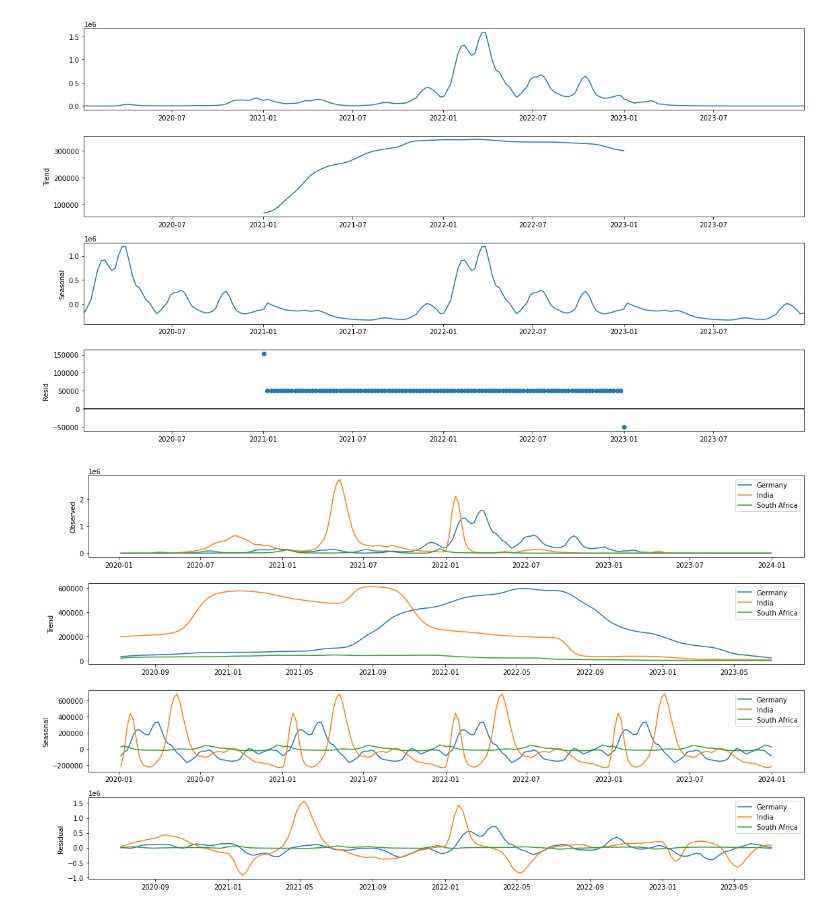
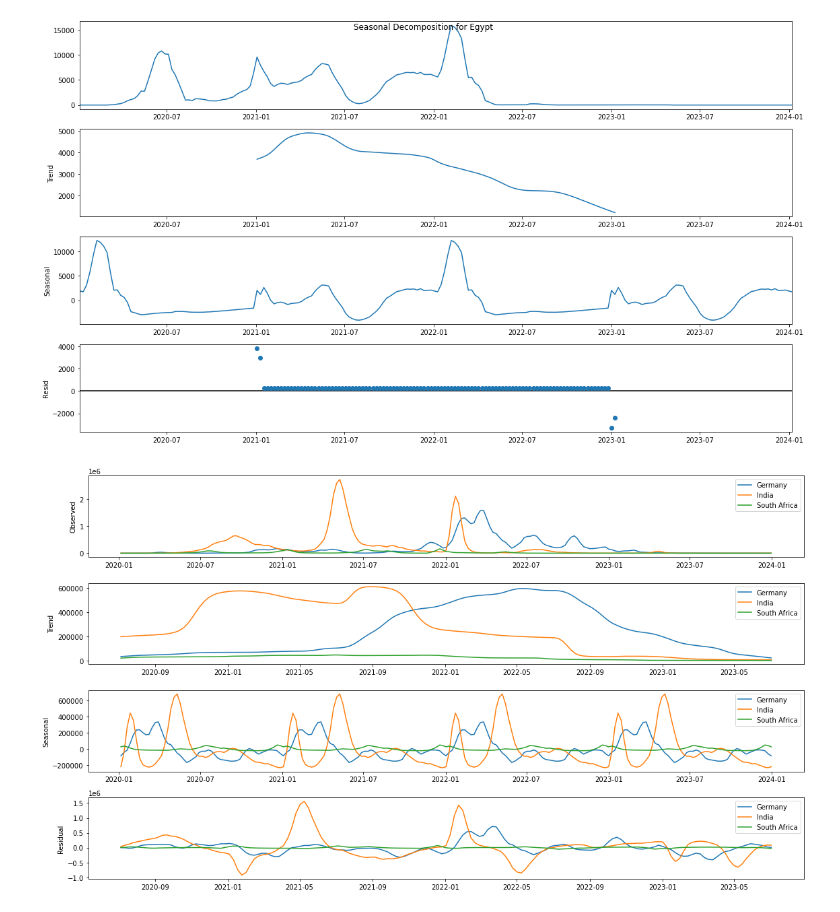
Before and after one commit to aeolmetab23/STAT_390, a Jupyter notebook: time_series.ipynb, the cells around one changed output. Cells and saved outputs as stored; diff of their text form; code cells hidden in the pictures.

```diff
--- a/time_series.ipynb
+++ b/time_series.ipynb
@@ -5,19 +6,20 @@ import matplotlib.pyplot as plt
 # %%
-df = pd.read_csv('covid_clean.csv')
+df = pd.read_csv('covid_clean_lags.csv')
 df['date'] = pd.to_datetime(df['date'], format='%Y-%m-%d')
 
-df = df[df['date'].dt.year < 2024]
+# df = df[df['date'].dt.year < 2024]
 
 df = df.set_index('date')
 df.index = pd.to_datetime(df.index)
 
-df2 = df.copy()
+# df2 = df.copy()
 
-df = df[(df['location'] == 'Germany') | (df['location'] == 'Vietnam') | (df['location'] == 'Algeria')]
+#df = df[(df['location'] == 'Egypt') | (df['location'] == 'Denmark') | (df['location'] == 'Brazil')]
 
 df = df.pivot(columns='location', values='new_cases')
-df2 = df2.pivot(columns='location', values='new_cases')
-
+df.fillna(0, inplace=True)
+# df2 = df2.pivot(columns='location', values='new_cases')
+df['total_new_cases'] = df.sum(axis=1)
 #df = df[['new_cases']]
 
 #df = df.groupby('date')['new_cases'].sum()
@@ -40,0 +43,19 @@ df
+# %%
+df['day_of_week'] = df['date'].dt.day_name()
+
+# Group by day of the week and sum the new cases
+daily_cases = df.groupby('day_of_week')['new_cases'].sum()
+
+# Order the days of the week
+days_order = ['Monday', 'Tuesday', 'Wednesday', 'Thursday', 'Friday', 'Saturday', 'Sunday']
+daily_cases = daily_cases.reindex(days_order)
+
+# Plotting
+plt.figure(figsize=(10, 6))
+daily_cases.plot(kind='bar', color='skyblue')
+plt.xlabel('Day of the Week')
+plt.ylabel('Total New Cases')
+plt.title('Total New Cases for Each Day of the Week')
+plt.xticks(rotation=45, ha='right')
+plt.tight_layout()
+plt.show()
@@ -48,12 +122,15 @@ plt.show()
 # %%
 from statsmodels.tsa.seasonal import seasonal_decompose
-fig = seasonal_decompose(df[['Germany']], period=104).plot()
+fig = seasonal_decompose(df[['Egypt']], period=104).plot()
 
 fig.set_size_inches((16, 9))
 fig.tight_layout()
+
+plt.suptitle('Seasonal Decomposition for Egypt')
+
 plt.show()
 # %% [output]
-[figure, old version]
+[figure, new version]
 # %%
 columns_to_decompose = ['Germany', 'India', 'South Africa']
 
```
Also changed, not shown: parts of 7 cells of this notebook, 24 other files.
